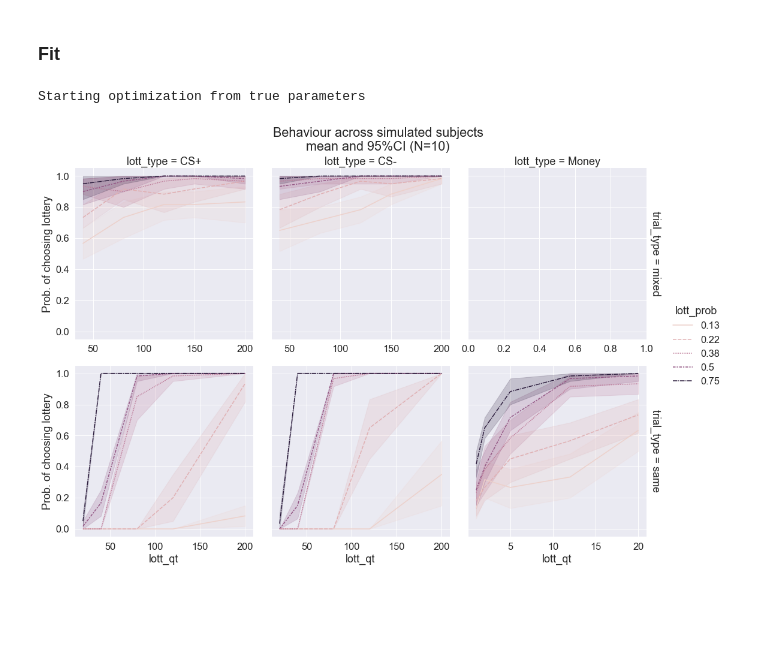
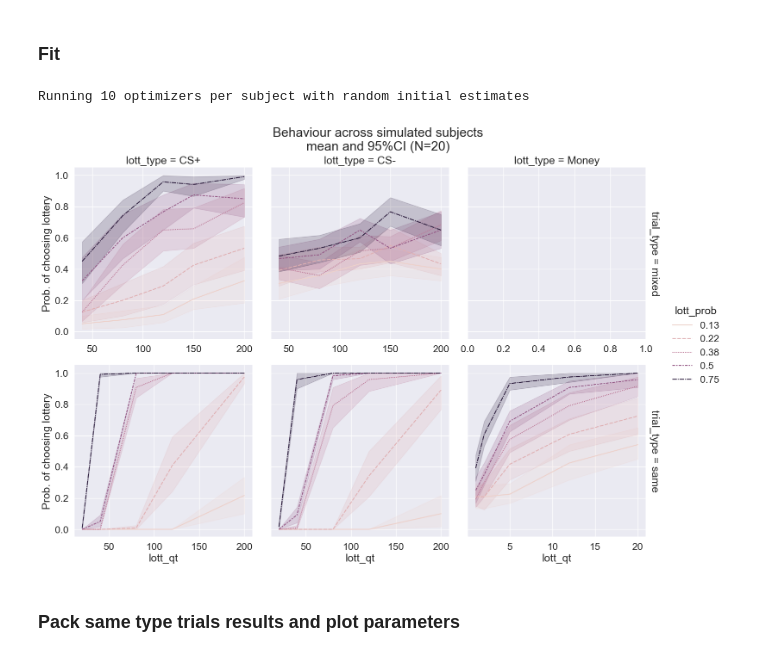
Before and after one commit to ffviana/nutreconDrive, a Jupyter notebook: 3. Analysis/nutrecon_simulation.ipynb, the cells around one changed output. Cells and saved outputs as stored; diff of their text form; code cells hidden in the pictures; blank space fills up the shorter version.

```diff
--- a/3. Analysis/nutrecon_simulation.ipynb
+++ b/3. Analysis/nutrecon_simulation.ipynb
@@ -807,7 +1669,7 @@ st_params_df = st_params_df.reset_index().melt(id_vars = 'n_sub', var_name = 'pa
 
 st_estParams_df = pd.DataFrame(st_estPars).T
 st_estParams_df.columns= st_params_colNames
-st_estParams_df.index.name = 'iter'
+st_estParams_df.index.name = 'n_sub'
 st_estParams_df = st_estParams_df.reset_index().melt(id_vars = 'n_sub', var_name = 'parameter', value_name = 'Predicted value')
 
 st_po_df = st_params_df.merge(st_estParams_df, on= ['n_sub','parameter'])
@@ -845,7 +1711,7 @@ col_wrap = 3
 fig = px.scatter(st_po_df , x= 'Predicted value', y='Observed value', color="model fit",
                  symbol = 'model fit', facet_col = 'parameter', facet_col_wrap = col_wrap,
                  category_orders={'parameter':st_params_colNames,
-                                  'model fit':st_po_df['model fit'].unique() },
+                                  'model fit':sorted(list(st_po_df['model fit'].unique()), reverse=True) },
                 facet_col_spacing=0.04, # default is 0.03
               height=600, width=800,
                 )
@@ -1071,7 +1934,7 @@ x0_6params = (alphaMoney0, alphaCplus0, alphaCminus0,
 # %%
 # INPUTS
 allTrials_df = allTrials_df.copy()
-N_subs = 10
+N_subs = 5
 x0 = x0_6params
 #                         (mean, sd)
 mean_std_st_money_alpha = (0.7, 0.1)
@@ -1082,7 +1945,7 @@ mean_std_st_cPlus_beta = mean_std_st_money_beta
 mean_std_st_cMinus_beta = mean_std_st_money_beta
 mean_std_mt_cPlus_beta = mean_std_st_money_beta
 mean_std_mt_cMinus_beta = mean_std_st_money_beta
-mean_std_cPlus_sFactor = (.2, 0.05)
+mean_std_cPlus_sFactor = (.02, 0.05)
 mean_std_cMinus_sFactor = mean_std_cPlus_sFactor
 
 startFromBehaviour = False
@@ -1147,16 +2010,18 @@ Name: trial_type, dtype: int64
 # %% [markdown]
 ### Initialization Parameters
 # %%
-alphaMoney0 = 1
-alphaCplus0 = 1
-alphaCminus0 = 1
-st_betaMoney0 = 1 # also used in model with only one beta
-st_betaCplus0 = 1
-st_betaCminus0 = 1
-mt_betaCplus0 = 1
-mt_betaCminus0 = 1
-sFactorCplus0 = 1
-sFactorCminus0= 1
+alphaMoney0 = (0.1, 1.5)
+alphaCplus0 = (0.1, 1.5)
+alphaCminus0 = (0.1, 1.5)
+
+st_betaMoney0 = (0.5, 15) # also used in model with only one beta
+st_betaCplus0 = (0.5, 15)
+st_betaCminus0 = (0.5, 15)
+mt_betaCplus0 = (0.5, 15)
+mt_betaCminus0 = (0.5, 15)
+
+sFactorCplus0 = (0.01, 0.5)
+sFactorCminus0= (0.01, 0.5)
 
 
 x0_10params = (alphaMoney0, alphaCplus0, alphaCminus0,
@@ -1171,34 +2592,36 @@ x0_6params = (alphaMoney0, alphaCplus0, alphaCminus0,
 # %%
 # INPUTS
 allTrials_df = allTrials_df.copy()
-N_subs = 10
-x0 = x0_6params
+N_subs = 20
+x0 = x0_10params
 #                         (mean, sd)
 mean_std_st_money_alpha = (0.7, 0.1)
 mean_std_st_cPlus_alpha = (0.8, 0.1)
 mean_std_st_cMinus_alpha = (0.8, 0.1)
 mean_std_st_money_beta = (1.8, 0.3)
 mean_std_st_cPlus_beta = mean_std_st_money_beta
 mean_std_st_cMinus_beta = mean_std_st_money_beta
-mean_std_mt_cPlus_beta = mean_std_st_money_beta
+mean_std_mt_cPlus_beta = (10, 0.3)
 mean_std_mt_cMinus_beta = mean_std_st_money_beta
-mean_std_cPlus_sFactor = (.2, 0.05)
+mean_std_cPlus_sFactor = (.02, 0.005)
 mean_std_cMinus_sFactor = mean_std_cPlus_sFactor
 
 plot_behaviour = True
 output = 'long_flags'
 
 (st_pars, mt_pars,
  st_estPars, mt_estPars,
  st_hessians, mt_hessians,
  st_iterParams_df, mt_iterParams_df,
- st_flags, mt_flags) = sim.simANDfit_multiParticipants(allTrials_df, N_subs, x0,
+ st_flags, mt_flags) = simANDfit_multiParticipants(allTrials_df, N_subs, x0,
                                     mean_std_st_money_alpha, mean_std_st_cPlus_alpha, mean_std_st_cMinus_alpha,
                                     mean_std_st_money_beta, mean_std_st_cPlus_beta, mean_std_st_cMinus_beta,
                                     mean_std_mt_cPlus_beta, mean_std_mt_cMinus_beta,
                                     mean_std_cPlus_sFactor, mean_std_cMinus_sFactor,
                                     plot_behaviour = True, startFromBehaviour = True,
-                                    output = 'long_flags')
+                                    N_optimizers=10, output = 'long_flags')
 # %% [output]
-Starting optimization from true parameters
+Running 10 optimizers per subject with random initial estimates
-[figure, old version]
+[figure, new version]
+# %% [markdown]
+### Pack same type trials results and plot parameters
```
Also changed, not shown: parts of 40 cells of this notebook, 2 other files.
